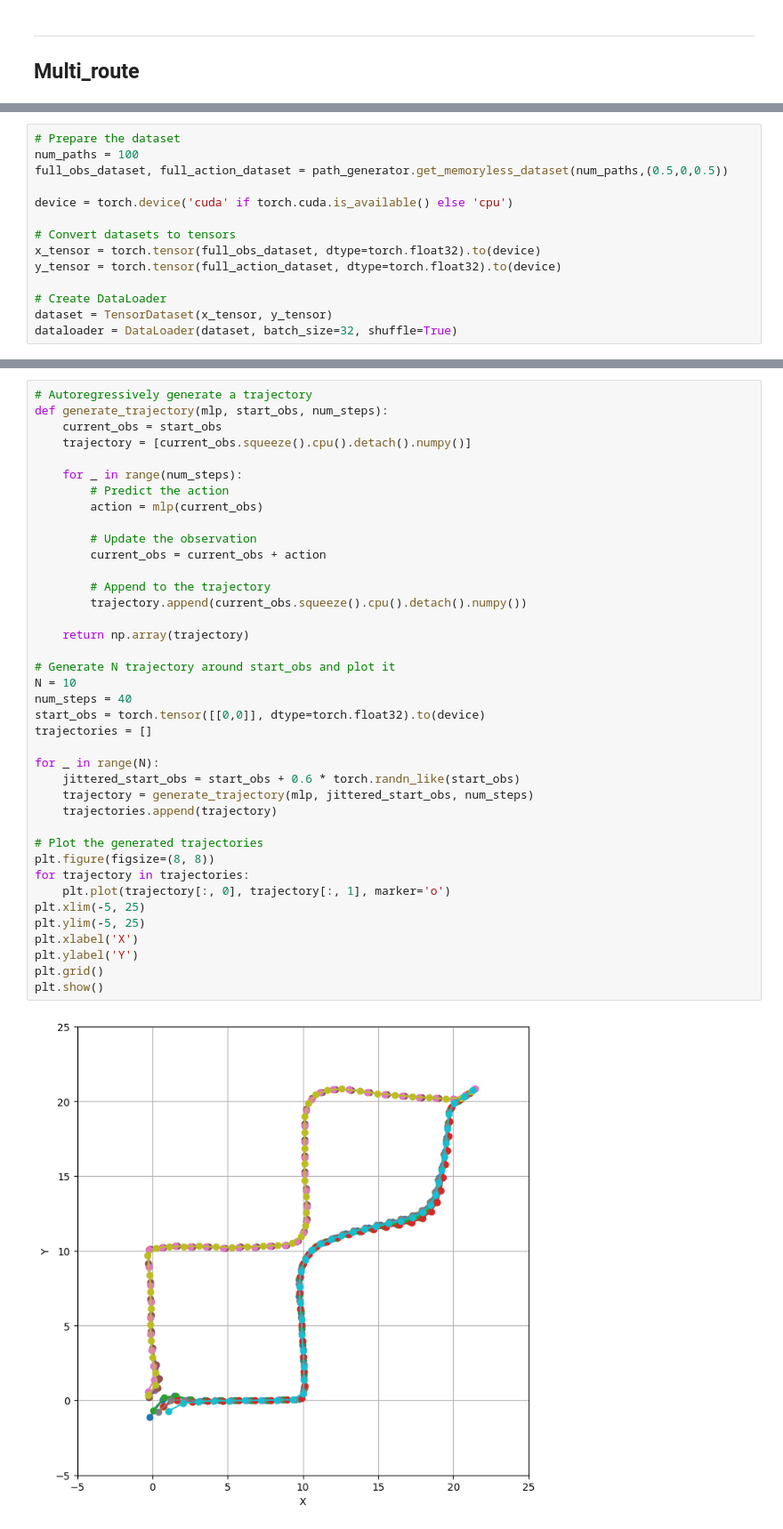
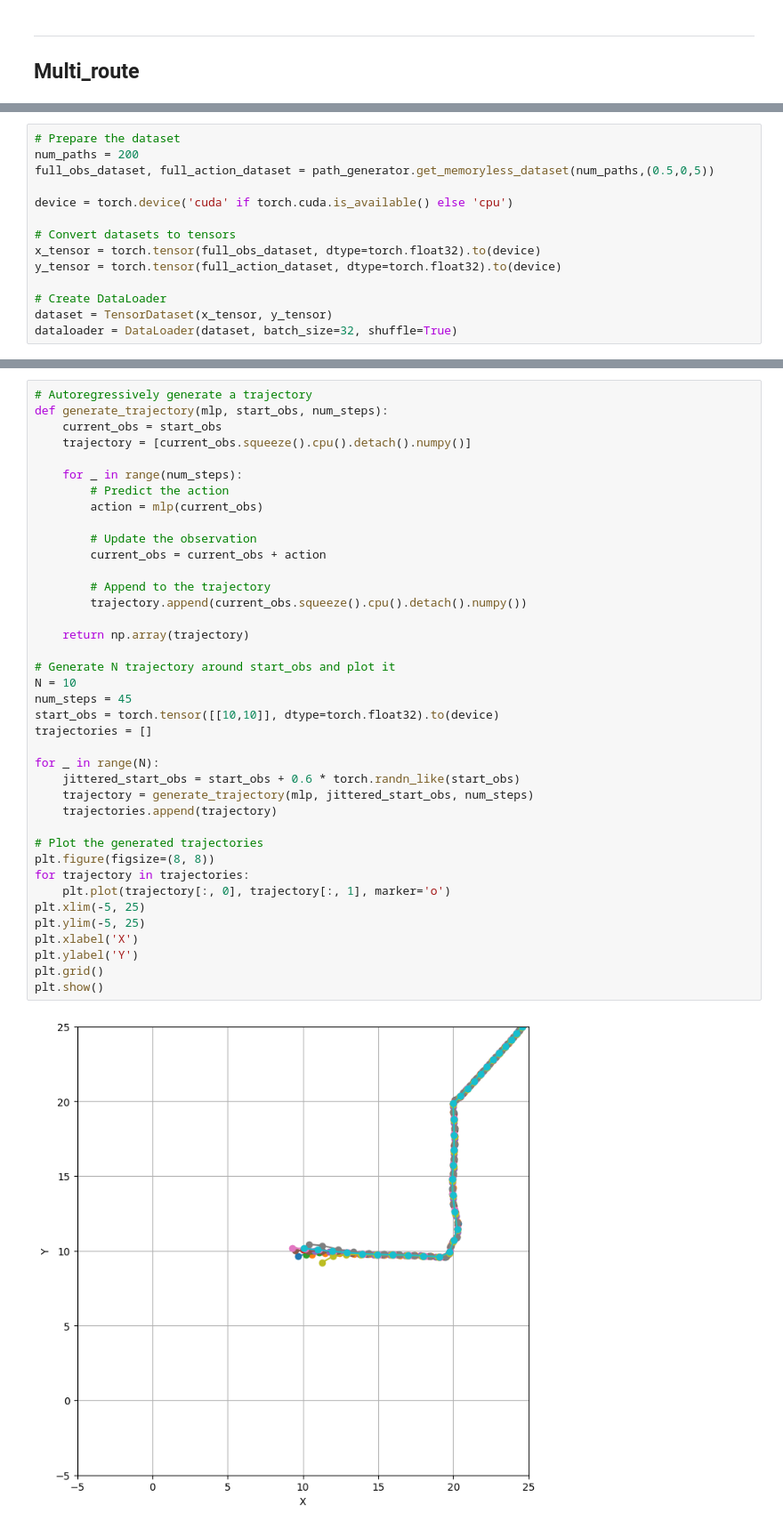
Before and after one commit to zipping-suger/MultiModLearn, a Jupyter notebook: note.ipynb, the cells around one changed output, grey strips where cells are left out. Shown at 89% size. Drawn from its saved outputs; the diff is of its cells as text.

```diff
--- a/note.ipynb
+++ b/note.ipynb
@@ -1171,7 +1248,7 @@ path_generator.draw()
 # %%
 # Prepare the dataset
-num_paths = 100
-full_obs_dataset, full_action_dataset = path_generator.get_memoryless_dataset(num_paths,(0.5,0,0.5))
+num_paths = 200
+full_obs_dataset, full_action_dataset = path_generator.get_memoryless_dataset(num_paths,(0.5,0,5))
 
 device = torch.device('cuda' if torch.cuda.is_available() else 'cpu')
 
@@ -1242,36 +1319,36 @@ def generate_trajectory(mlp, start_obs, num_steps):
         action = mlp(current_obs)
 
         # Update the observation
         current_obs = current_obs + action
 
         # Append to the trajectory
         trajectory.append(current_obs.squeeze().cpu().detach().numpy())
 
     return np.array(trajectory)
 
 # Generate N trajectory around start_obs and plot it
 N = 10
-num_steps = 40
-start_obs = torch.tensor([[0,0]], dtype=torch.float32).to(device)
+num_steps = 45
+start_obs = torch.tensor([[10,10]], dtype=torch.float32).to(device)
 trajectories = []
 
 for _ in range(N):
     jittered_start_obs = start_obs + 0.6 * torch.randn_like(start_obs)
     trajectory = generate_trajectory(mlp, jittered_start_obs, num_steps)
     trajectories.append(trajectory)
 
 # Plot the generated trajectories
 plt.figure(figsize=(8, 8))
 for trajectory in trajectories:
     plt.plot(trajectory[:, 0], trajectory[:, 1], marker='o')
 plt.xlim(-5, 25)
 plt.ylim(-5, 25)
 plt.xlabel('X')
 plt.ylabel('Y')
 plt.grid()
 plt.show()
 # %% [output]
-[figure, old version]
+[figure, new version]
 # %%
 # Generator architecture remains the same
 class Generator(nn.Module):
```
Also changed, not shown: parts of 12 cells of this notebook, 3 other files.
